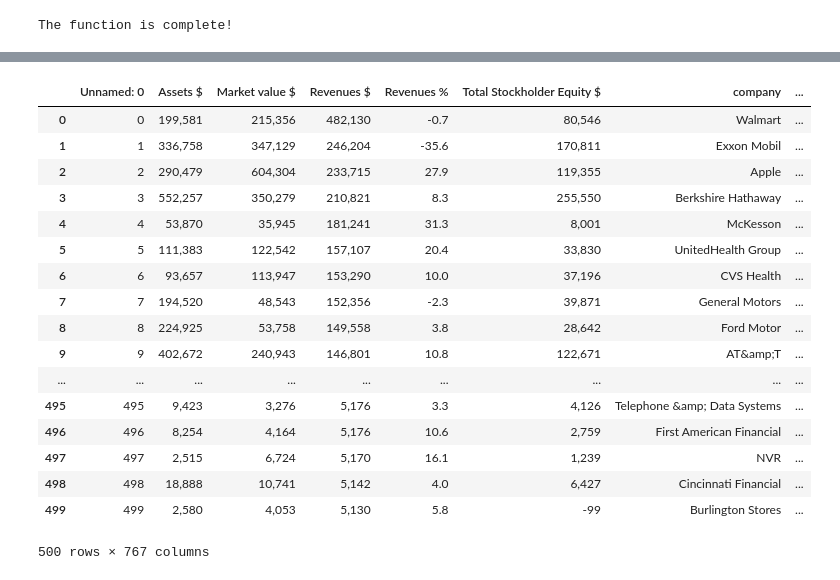
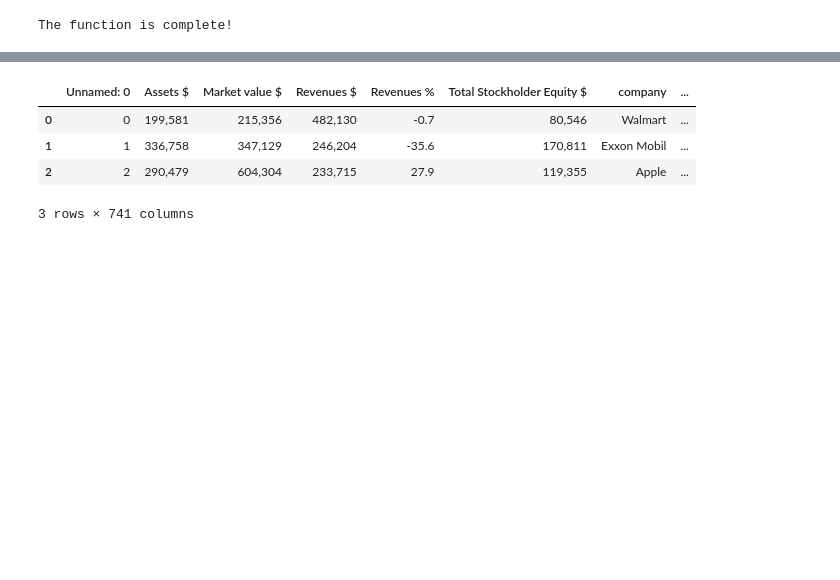
Before and after one commit to danaiav/thesis_msc_business_analytics, a Jupyter notebook: Metrics of successful sites and companies.ipynb, the cells around one changed output, grey strips where cells are left out. Saved outputs shown, nothing was run; the diff lists cells and outputs as text; code cells hidden in the pictures; blank space fills up the shorter version.

```diff
--- a/Metrics of successful sites and companies.ipynb
+++ b/Metrics of successful sites and companies.ipynb
@@ -1306,23 +1239,10 @@ final3.to_csv('total_500.csv', sep=';')
 # %%
 data500 = pd.read_csv("total_500.csv", sep=';')
 # %%
-data500
+data500.head(3)
 # %% [output]
 |  | Unnamed: 0 | Assets $ | Market value $ | Revenues $ | Revenues % | Total Stockholder Equity $ | company | ... |
 | 0 | 0 | 199,581 | 215,356 | 482,130 | -0.7 | 80,546 | Walmart | ... |
 | 1 | 1 | 336,758 | 347,129 | 246,204 | -35.6 | 170,811 | Exxon Mobil | ... |
 | 2 | 2 | 290,479 | 604,304 | 233,715 | 27.9 | 119,355 | Apple | ... |
-| 3 | 3 | 552,257 | 350,279 | 210,821 | 8.3 | 255,550 | Berkshire Hathaway | ... |
-| 4 | 4 | 53,870 | 35,945 | 181,241 | 31.3 | 8,001 | McKesson | ... |
-| 5 | 5 | 111,383 | 122,542 | 157,107 | 20.4 | 33,830 | UnitedHealth Group | ... |
-| 6 | 6 | 93,657 | 113,947 | 153,290 | 10.0 | 37,196 | CVS Health | ... |
-| 7 | 7 | 194,520 | 48,543 | 152,356 | -2.3 | 39,871 | General Motors | ... |
-| 8 | 8 | 224,925 | 53,758 | 149,558 | 3.8 | 28,642 | Ford Motor | ... |
-| 9 | 9 | 402,672 | 240,943 | 146,801 | 10.8 | 122,671 | AT&amp;T | ... |
-| ... | ... | ... | ... | ... | ... | ... | ... | ... |
-| 495 | 495 | 9,423 | 3,276 | 5,176 | 3.3 | 4,126 | Telephone &amp; Data Systems | ... |
-| 496 | 496 | 8,254 | 4,164 | 5,176 | 10.6 | 2,759 | First American Financial | ... |
-| 497 | 497 | 2,515 | 6,724 | 5,170 | 16.1 | 1,239 | NVR | ... |
-| 498 | 498 | 18,888 | 10,741 | 5,142 | 4.0 | 6,427 | Cincinnati Financial | ... |
-| 499 | 499 | 2,580 | 4,053 | 5,130 | 5.8 | -99 | Burlington Stores | ... |
-500 rows × 767 columns
+3 rows × 741 columns
```
Also changed, not shown: parts of 29 cells of this notebook, 2 other files.
